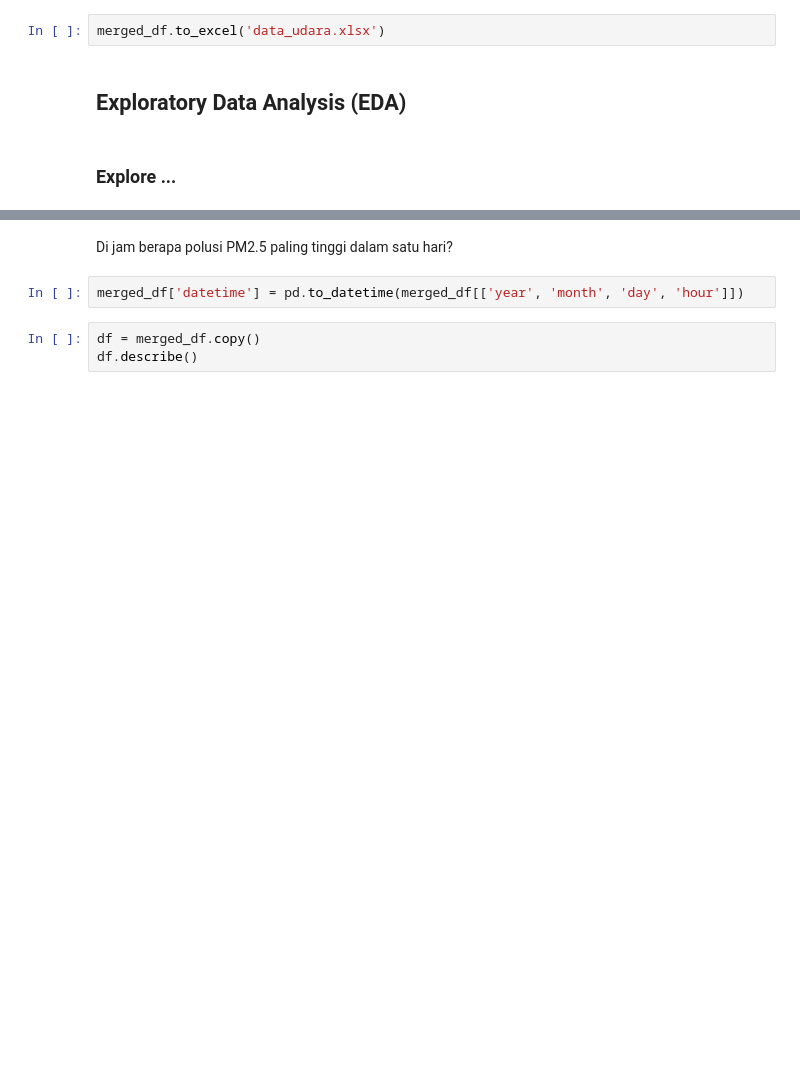
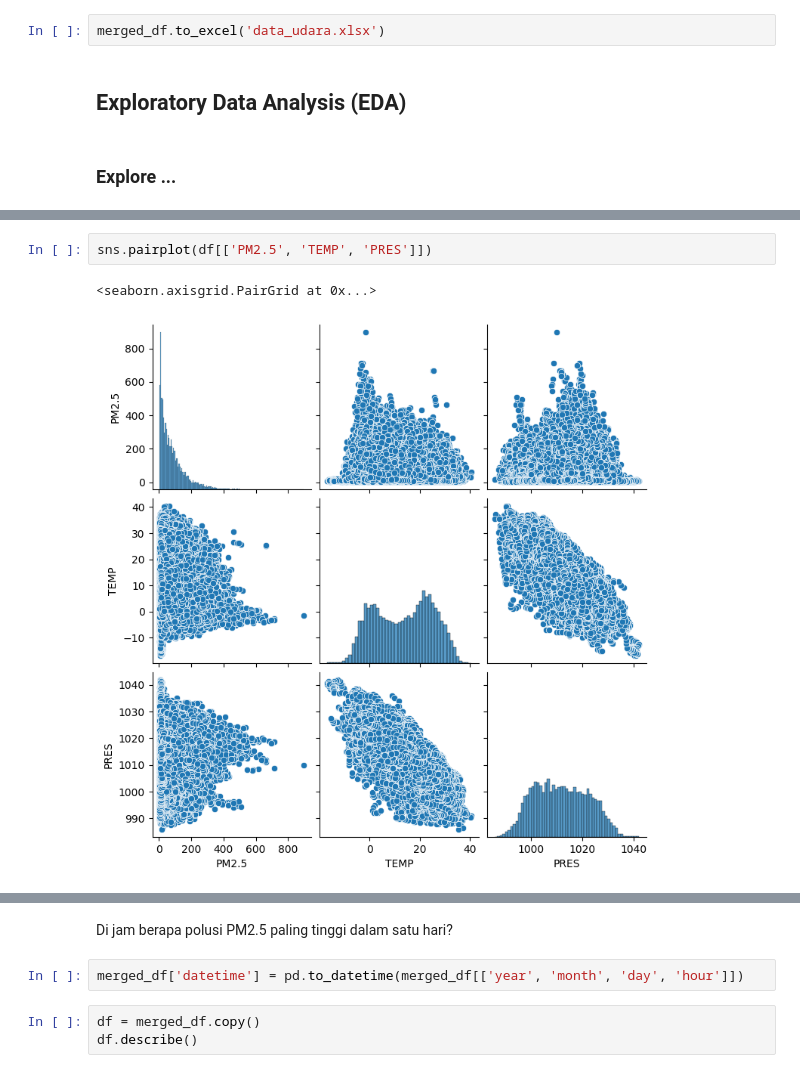
Before and after one commit to DimasPrasetiyo1/Project-Data-Analisis_Dicoding, a Jupyter notebook: notebook.ipynb, the cells around one changed output, grey strips where cells are left out. Cells and saved outputs as stored; diff of their text form; blank space fills up the shorter version.

```diff
--- a/notebook.ipynb
+++ b/notebook.ipynb
@@ -111,0 +129,5 @@ merged_df.to_excel('data_udara.xlsx')
+# %%
+sns.pairplot(df[['PM2.5', 'TEMP', 'PRES']])
+# %% [output]
+<seaborn.axisgrid.PairGrid at 0x...>
+[figure, added]
```
Also changed, not shown: parts of 17 cells of this notebook, 4 other files.
